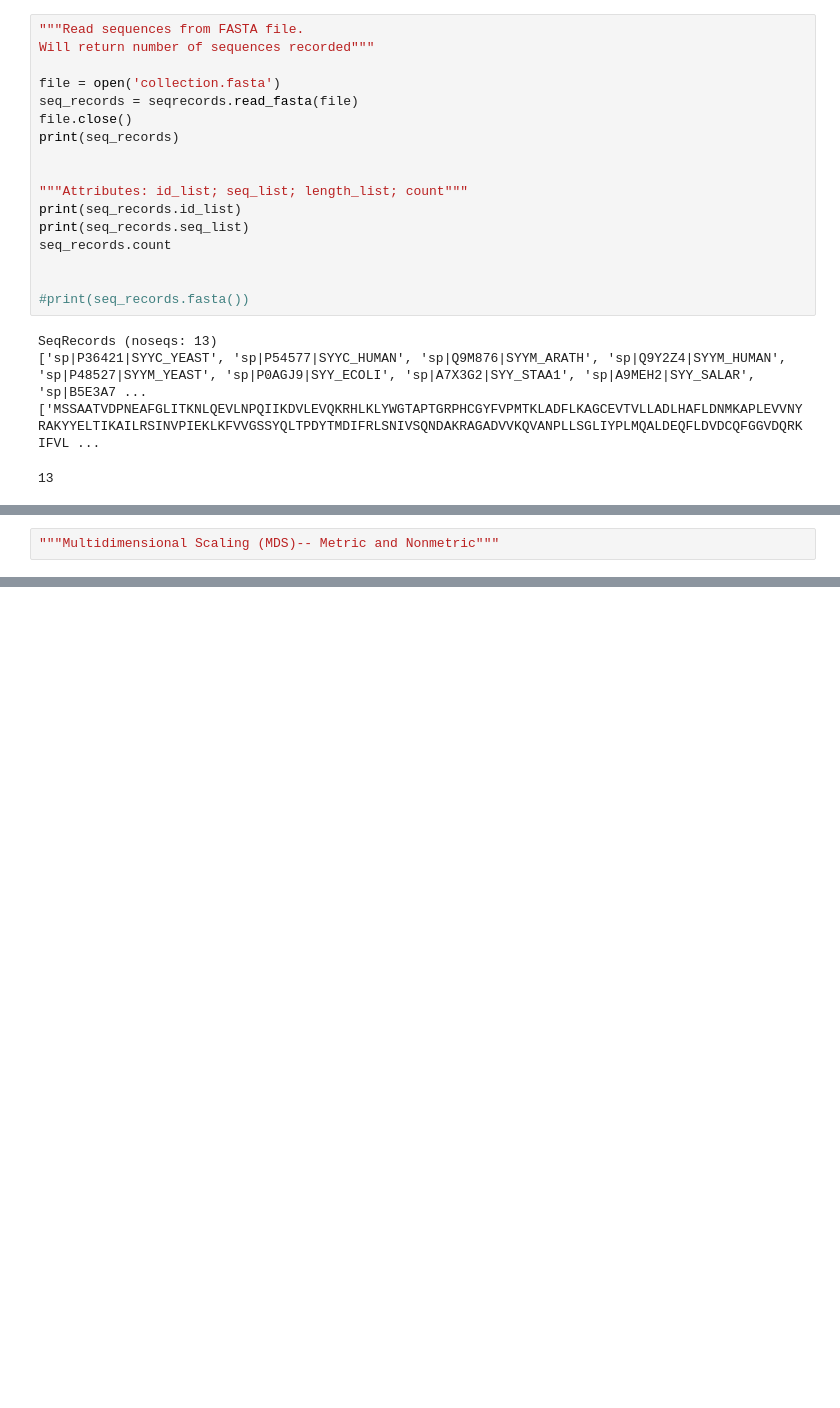
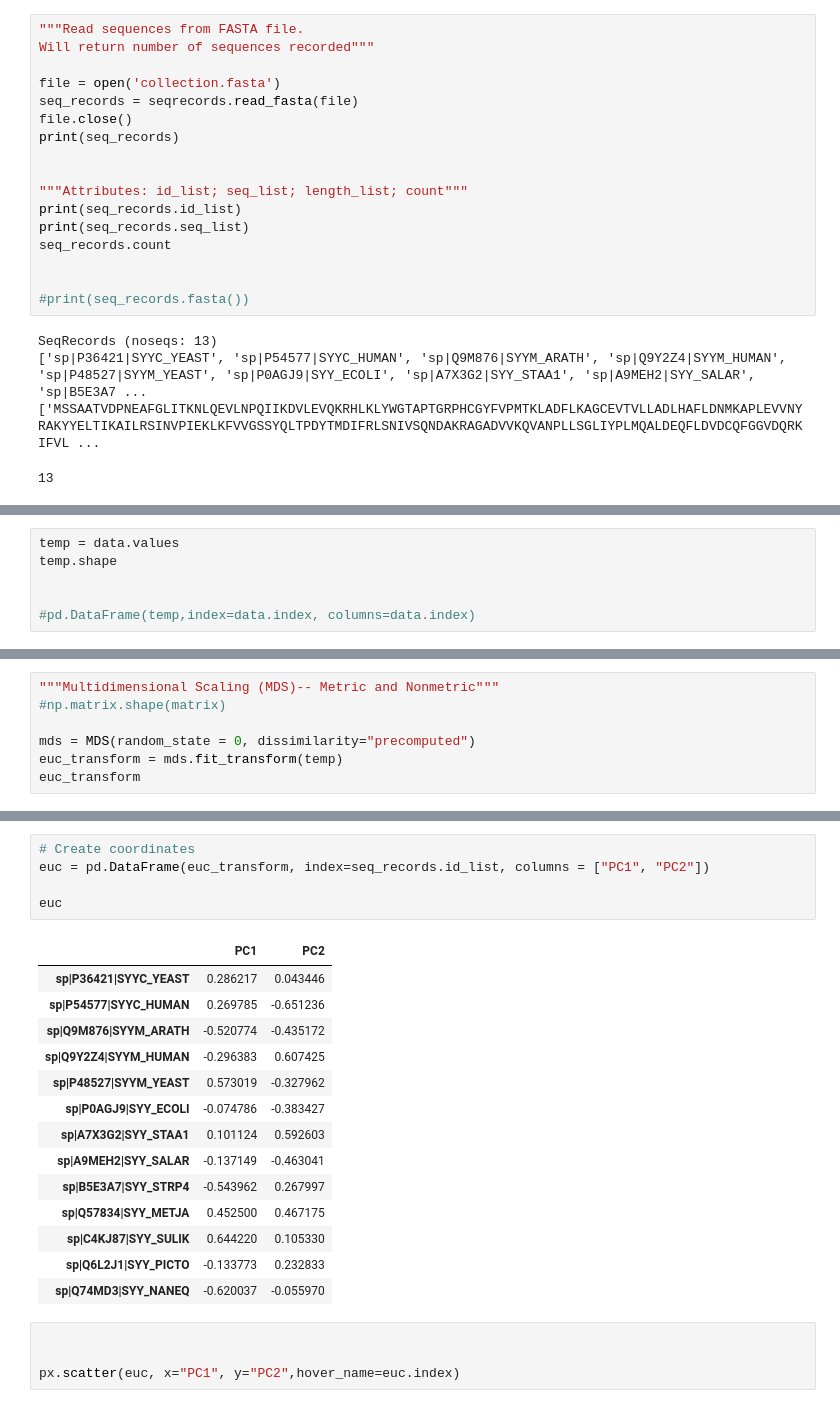
Before and after one commit to ymyf16/bioinfosummer, a Jupyter notebook: alfpy.ipynb, the cells around one changed output, grey strips where cells are left out. Saved outputs shown, nothing was run; the diff lists cells and outputs as text; blank space fills up the shorter version.

Commit message:
Rough scatterplot created

```diff
--- a/alfpy.ipynb
+++ b/alfpy.ipynb
@@ -55,0 +149,6 @@ sp|Q74MD3| 0.9000000 0.9428571 0.9215686 0.9204152 0.9285714 0.9189189 0.8988327
+# %%
+temp = data.values
+temp.shape
+
+
+#pd.DataFrame(temp,index=data.index, columns=data.index)
@@ -56,2 +157,7 @@ sp|Q74MD3| 0.9000000 0.9428571 0.9215686 0.9204152 0.9285714 0.9189189 0.8988327
 # %%
 """Multidimensional Scaling (MDS)-- Metric and Nonmetric"""
+#np.matrix.shape(matrix)
+
+mds = MDS(random_state = 0, dissimilarity="precomputed")
+euc_transform = mds.fit_transform(temp)
+euc_transform
@@ -57,0 +194,24 @@ sp|Q74MD3| 0.9000000 0.9428571 0.9215686 0.9204152 0.9285714 0.9189189 0.8988327
+# %%
+# Create coordinates
+euc = pd.DataFrame(euc_transform, index=seq_records.id_list, columns = ["PC1", "PC2"])
+
+euc
+# %% [output]
+|  | PC1 | PC2 |
+| sp|P36421|SYYC_YEAST | 0.286217 | 0.043446 |
+| sp|P54577|SYYC_HUMAN | 0.269785 | -0.651236 |
+| sp|Q9M876|SYYM_ARATH | -0.520774 | -0.435172 |
+| sp|Q9Y2Z4|SYYM_HUMAN | -0.296383 | 0.607425 |
+| sp|P48527|SYYM_YEAST | 0.573019 | -0.327962 |
+| sp|P0AGJ9|SYY_ECOLI | -0.074786 | -0.383427 |
+| sp|A7X3G2|SYY_STAA1 | 0.101124 | 0.592603 |
+| sp|A9MEH2|SYY_SALAR | -0.137149 | -0.463041 |
+| sp|B5E3A7|SYY_STRP4 | -0.543962 | 0.267997 |
+| sp|Q57834|SYY_METJA | 0.452500 | 0.467175 |
+| sp|C4KJ87|SYY_SULIK | 0.644220 | 0.105330 |
+| sp|Q6L2J1|SYY_PICTO | -0.133773 | 0.232833 |
+| sp|Q74MD3|SYY_NANEQ | -0.620037 | -0.055970 |
+# %%
+
+
+px.scatter(euc, x="PC1", y="PC2",hover_name=euc.index)
```
Also changed, not shown: parts of 10 cells of this notebook, 2 other files.
